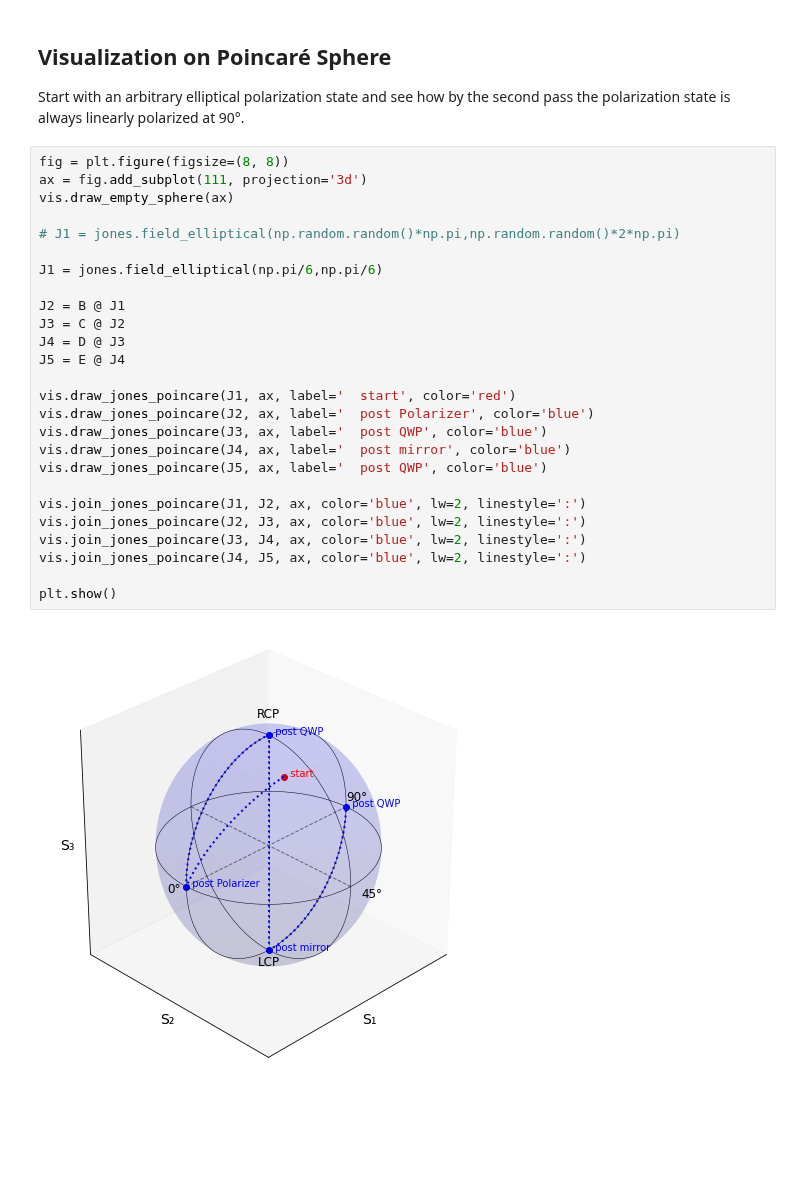
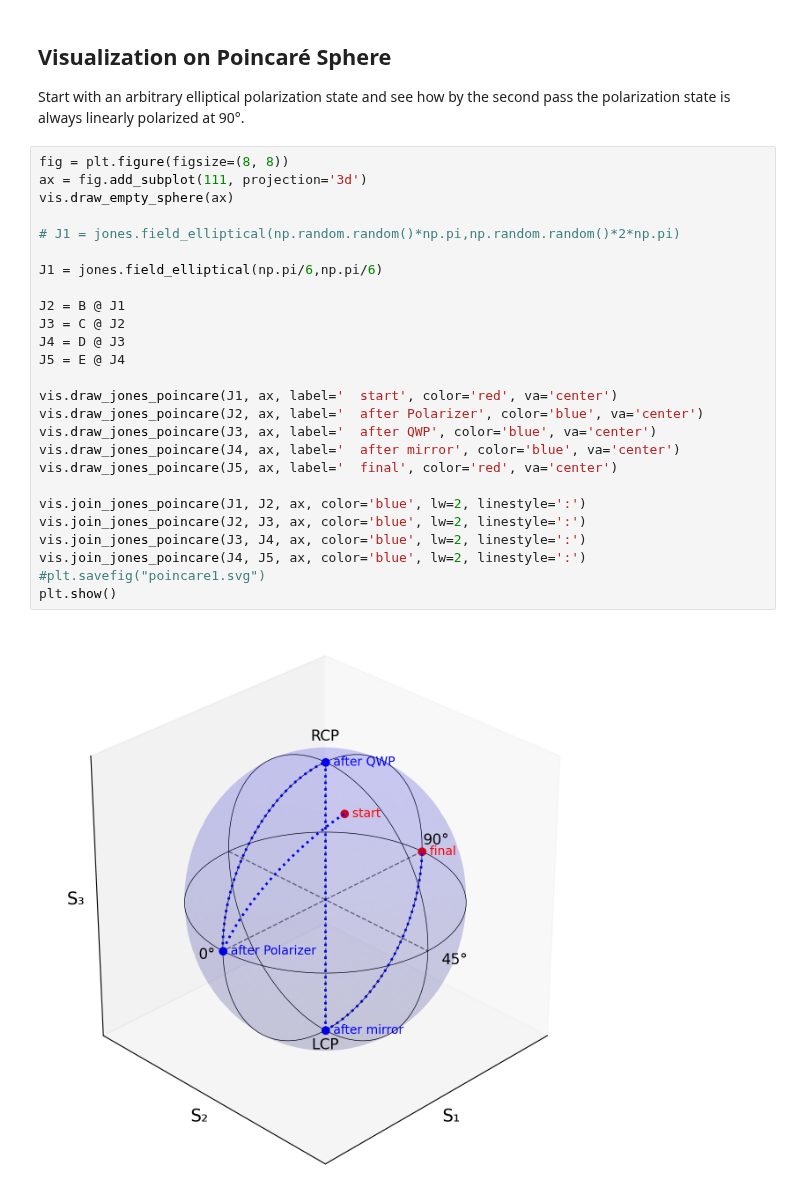
Before and after one commit to scottprahl/pypolar, a Jupyter notebook: docs/05-Jones-Examples.ipynb, the cells around one changed output. Cells and saved outputs as stored; diff of their text form; blank space fills up the shorter version.

```diff
--- a/docs/05-Jones-Examples.ipynb
+++ b/docs/05-Jones-Examples.ipynb
@@ -64,28 +65,28 @@ Start with an arbitrary elliptical polarization state and see how by the second
 # %%
 fig = plt.figure(figsize=(8, 8))
 ax = fig.add_subplot(111, projection='3d')
 vis.draw_empty_sphere(ax)
 
 # J1 = jones.field_elliptical(np.random.random()*np.pi,np.random.random()*2*np.pi)
 
 J1 = jones.field_elliptical(np.pi/6,np.pi/6)
 
 J2 = B @ J1
 J3 = C @ J2
 J4 = D @ J3
 J5 = E @ J4
 
-vis.draw_jones_poincare(J1, ax, label='  start', color='red')
-vis.draw_jones_poincare(J2, ax, label='  post Polarizer', color='blue')
-vis.draw_jones_poincare(J3, ax, label='  post QWP', color='blue')
-vis.draw_jones_poincare(J4, ax, label='  post mirror', color='blue')
-vis.draw_jones_poincare(J5, ax, label='  post QWP', color='blue')
+vis.draw_jones_poincare(J1, ax, label='  start', color='red', va='center')
+vis.draw_jones_poincare(J2, ax, label='  after Polarizer', color='blue', va='center')
+vis.draw_jones_poincare(J3, ax, label='  after QWP', color='blue', va='center')
+vis.draw_jones_poincare(J4, ax, label='  after mirror', color='blue', va='center')
+vis.draw_jones_poincare(J5, ax, label='  final', color='red', va='center')
 
 vis.join_jones_poincare(J1, J2, ax, color='blue', lw=2, linestyle=':')
 vis.join_jones_poincare(J2, J3, ax, color='blue', lw=2, linestyle=':')
 vis.join_jones_poincare(J3, J4, ax, color='blue', lw=2, linestyle=':')
 vis.join_jones_poincare(J4, J5, ax, color='blue', lw=2, linestyle=':')
-
+#plt.savefig("poincare1.svg")
 plt.show()
 # %% [output]
-[figure, old version]
+[figure, new version]
```
Also changed, not shown: parts of 2 cells of this notebook, 1 other file.
